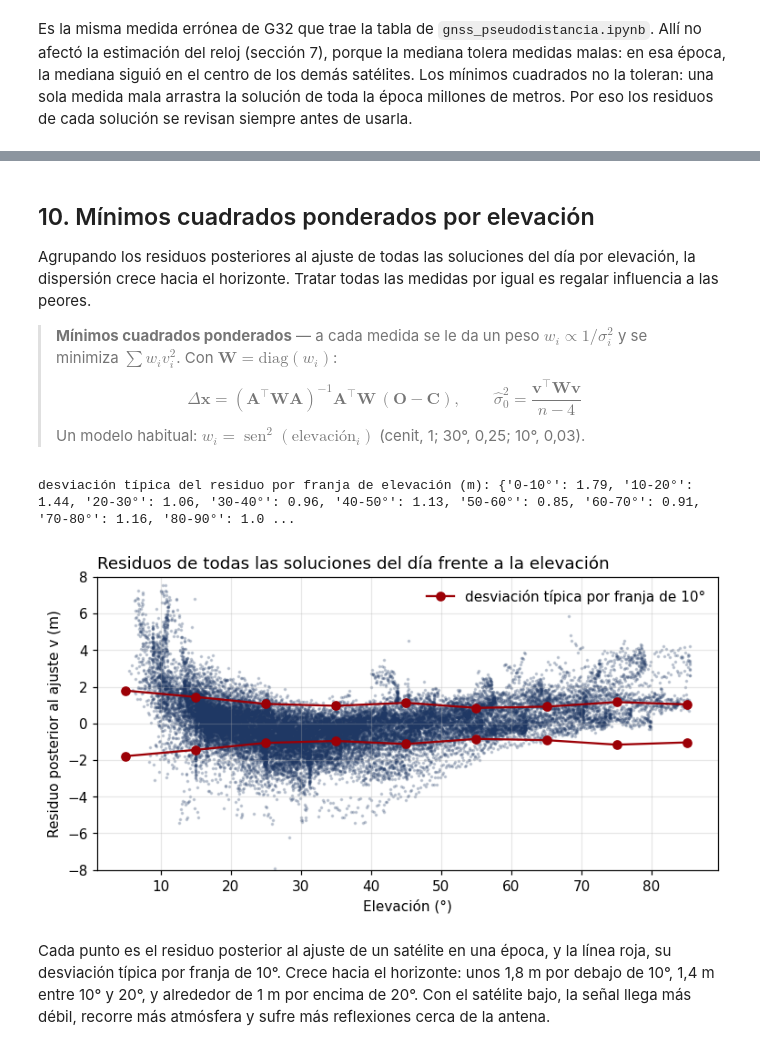
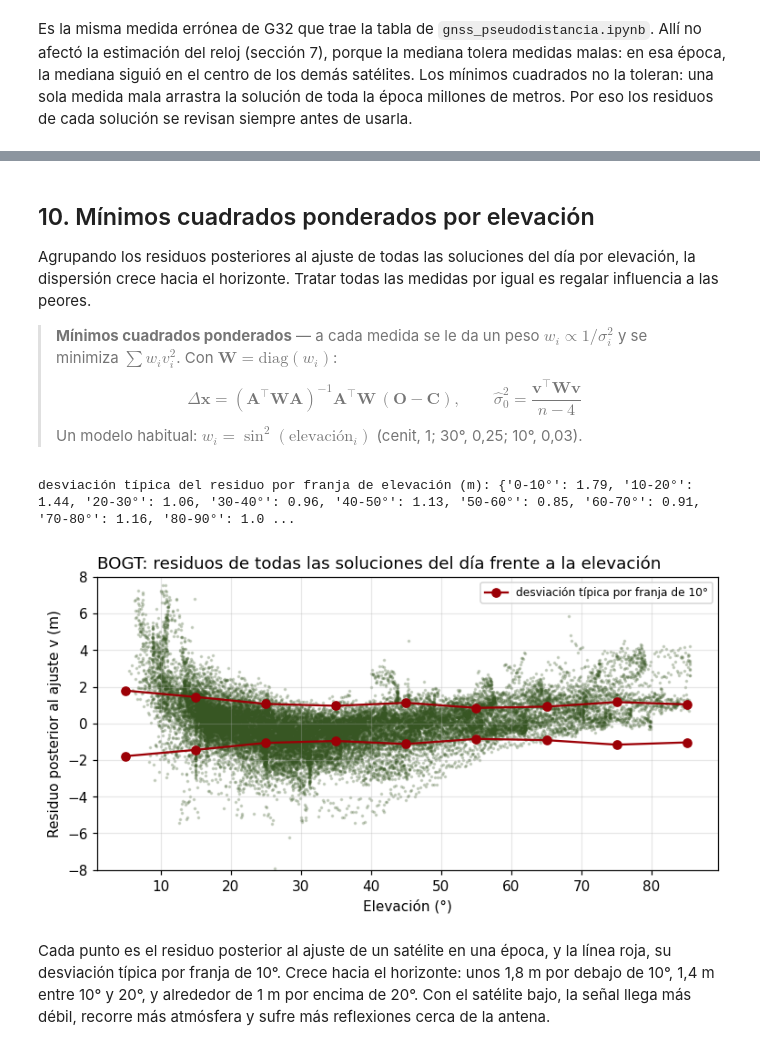
Before and after one commit to jdavidortega/Geographic_Data_Science_with_Python, a Jupyter notebook: Geospatial/gnss_estimacion_posicion.ipynb, the cells around one changed output, grey strips where cells are left out. Cells and saved outputs as stored; diff of their text form; code cells hidden in the pictures.

```diff
--- a/Geospatial/gnss_estimacion_posicion.ipynb
+++ b/Geospatial/gnss_estimacion_posicion.ipynb
@@ -183,8 +200,8 @@ def vectores_unitarios(x, S):
 
 # para ver los números, desde la posición de referencia de BOGT (con c·δt_R = 0)
 e, r = vectores_unitarios(np.r_[rx, 0.0], S)
-k15 = list(ep.sv).index("G15")
-print("e(G15) =", e[k15].round(4), "| longitud =", np.linalg.norm(e[k15]).round(6), "| r0 =", f"{r[k15]:,.3f} m".replace(",", " "))
+k = list(ep.sv).index(SAT)
+print(f"e({SAT}) =", e[k].round(4), "| longitud =", np.linalg.norm(e[k]).round(6), "| r0 =", f"{r[k]:,.3f} m".replace(",", " "))
 # %% [output]
 e(G15) = [ 0.0028 -0.9416  0.3368] | longitud = 1.0 | r0 = 20 354 736.807 m
 # %% [markdown]
@@ -297,13 +314,13 @@ ax.semilogy(hist.iteracion, hist.correccion_m.clip(1e-4), "o-", color=AZUL)
 ax.set_xlabel("Iteración")
 ax.set_ylabel("Corrección de la posición |ΔX| (m, escala log)")
 ax.grid(alpha=0.3, which="both")
-ax.set_title("Gauss-Newton desde el centro de la Tierra: corrección por iteración", loc="left")
+ax.set_title(f"{ESTACION[:4]} · {HORA}: Gauss-Newton desde el centro de la Tierra, corrección por iteración", loc="left")
 
 # ¿depende del punto de partida? tres semillas muy distintas
 semillas = [(np.zeros(3), "centro de la Tierra"),
-            (np.array([1.8e6, -6.15e6, 6.9e5]), "Medellín aproximado"),
-            (-rx, "antípoda de Bogotá")]
+            (rx + np.array([1.5e5, -1.5e5, 2e5]), "un punto a 290 km"),
+            (-rx, "antípoda de la estación")]
 for semilla, nombre in semillas:
     x_s, _, _, _, h_s = resolver(S, P, x0=np.r_[semilla, 0.0])
-    print(f"desde {nombre:<22}: {len(h_s)} iteraciones, misma solución a {np.linalg.norm(x_s[:3] - x[:3]):.4f} m")
+    print(f"desde {nombre:<24}: {len(h_s)} iteraciones, misma solución a {np.linalg.norm(x_s[:3] - x[:3]):.4f} m")
 # %% [output]
@@ -332,7 +349,8 @@ def xyz_a_geodesicas(X, Y, Z, a=6378137.0, f=1/298.257223563):
         lat = np.arctan2(Z, p * (1 - e2 * N / (N + h)))
     return np.degrees(lat), np.degrees(lon), h
 
-la, lo = np.radians(xyz_a_geodesicas(*rx)[:2])
+lat_est, lon_est, h_est = xyz_a_geodesicas(*rx)     # latitud y longitud (grados) y altura elipsoidal (m) de la estación
+la, lo = np.radians([lat_est, lon_est])
 # matriz de rotación de (X, Y, Z) a (Este, Norte, Arriba) en la estación
 Rm = np.array([[-np.sin(lo),              np.cos(lo),              0],
                [-np.sin(la) * np.cos(lo), -np.sin(la) * np.sin(lo), np.cos(la)],
@@ -343,7 +361,7 @@ def enu(x):
     return Rm @ (x[:3] - rx)
 
 E_, N_, U_ = enu(x)
-print(f"error a las 12:00:00: {E_:+.2f} m Este, {N_:+.2f} m Norte, {U_:+.2f} m Arriba | c·δt_R = {x[3]:.2f} m = {x[3]/C*1e9:.0f} ns")
+print(f"error a las {HORA}: {E_:+.2f} m Este, {N_:+.2f} m Norte, {U_:+.2f} m Arriba | c·δt_R = {x[3]:.2f} m = {x[3]/C*1e9:.0f} ns")
 # %% [output]
 error a las 12:00:00: +0.82 m Este, +0.90 m Norte, +11.34 m Arriba | c·δt_R = 13.00 m = 43 ns
 # %% [markdown]
@@ -380,11 +398,14 @@ t
 t
 2026-09-15 15:35:30  5302822.2           15
 # %%
-t_mala = malas.index[0]
-g = D[D.t == t_mala]
-r_geom = np.linalg.norm(g[["xs", "ys", "zs"]].values - rx, axis=1)     # distancia geométrica desde la posición de referencia
-res = g.P1.values + C * g.dts.values - r_geom                          # P1 + c·δtˢ − r: el residuo de gnss_pseudodistancia (sección 7)
-print(pd.DataFrame({"sv": g.sv, "P1 (km)": g.P1 / 1e3, "P1 + c·δtˢ − r (km)": res / 1e3}).round(1).to_string(index=False))
-print("\nUna pseudodistancia de 5 353 km es imposible (los satélites GPS están entre 20 000 y 26 000 km): esa época se descarta.")
+for t_mala in malas.index:
+    g = D[D.t == t_mala]
+    r_geom = np.linalg.norm(g[["xs", "ys", "zs"]].values - rx, axis=1)     # distancia geométrica desde la posición de referencia
+    res = g.P1.values + C * g.dts.values - r_geom                          # P1 + c·δtˢ − r: el residuo de gnss_pseudodistancia (sección 7)
+    print(t_mala)
+    print(pd.DataFrame({"sv": g.sv, "P1 (km)": g.P1 / 1e3, "P1 + c·δtˢ − r (km)": res / 1e3}).round(1).to_string(index=False))
+    for _, m in g[(g.P1 < 1.9e7) | (g.P1 > 2.7e7)].iterrows():              # fuera del rango posible para un satélite GPS
+        print(f"\n{m.sv}: una pseudodistancia de {m.P1/1e3:,.0f} km es imposible (los satélites GPS están entre 20 000 y 26 000 km): esa época se descarta.".replace(",", " "))
+epocas_malas = set(malas.index)                   # se excluyen también en las secciones 10 y 12
 sol = sol[sol.sigma0 <= 100]
 # %% [output]
@@ -447,37 +471,37 @@ Agrupando los residuos posteriores al ajuste de todas las soluciones del día po
 
 > **Mínimos cuadrados ponderados** — a cada medida se le da un peso $w_i \propto 1/\sigma_i^2$ y se minimiza $\sum w_i v_i^2$. Con $\mathbf{W} = \mathrm{diag}(w_i)$:
 > $$\Delta\mathbf{x} = (\mathbf{A}^{\top}\mathbf{W}\mathbf{A})^{-1}\mathbf{A}^{\top}\mathbf{W}\,(\mathbf{O} - \mathbf{C}), \qquad \hat\sigma_0^2 = \frac{\mathbf{v}^{\top}\mathbf{W}\mathbf{v}}{n-4}$$
-> Un modelo habitual: $w_i = \operatorname{sen}^2(\text{elevación}_i)$ (cenit, 1; 30°, 0,25; 10°, 0,03).
+> Un modelo habitual: $w_i = \sin^2(\text{elevación}_i)$ (cenit, 1; 30°, 0,25; 10°, 0,03).
 # %%
 res_el = []                                        # pares (elevación, residuo posterior al ajuste) de todas las soluciones del día
 for t, g in D.groupby("t"):
-    if len(g) < 5 or t == t_mala:
+    if len(g) < 5 or t in epocas_malas:            # con 4 satélites la solución es exacta y los residuos valen cero
         continue
     S_ = g[["xs", "ys", "zs"]].values
     P_ = g.P1.values + C * g.dts.values
     x_, A_, v_, Q_, h_ = resolver(S_, P_)
     res_el += list(zip(g.el.values, v_))
 res_el = np.array(res_el)
 
 # desviación típica de los residuos por franja de 10° de elevación
 bins = np.arange(0, 91, 10)
 franja = np.digitize(res_el[:, 0], bins)
 sd = [res_el[franja == i, 1].std() if (franja == i).sum() > 20 else np.nan for i in range(1, len(bins))]
 
 fig, ax = plt.subplots(figsize=(8, 3.8))
-ax.scatter(res_el[:, 0], res_el[:, 1], s=2, color=AZUL, alpha=0.2)
+ax.scatter(res_el[:, 0], res_el[:, 1], s=2, color=VERDE, alpha=0.2)
 ax.plot(bins[:-1] + 5, sd, "o-", color=ROJO, label="desviación típica por franja de 10°")
 ax.plot(bins[:-1] + 5, -np.array(sd), "o-", color=ROJO)
 ax.set_ylim(-8, 8)
 ax.set_xlabel("Elevación (°)")
 ax.set_ylabel("Residuo posterior al ajuste v (m)")
-ax.set_title("Residuos de todas las soluciones del día frente a la elevación", loc="left")
-ax.legend(frameon=False)
+ax.set_title(f"{ESTACION[:4]}: residuos de todas las soluciones del día frente a la elevación", loc="left")
+ax.legend(fontsize=8)
 ax.grid(alpha=0.3)
 print("desviación típica del residuo por franja de elevación (m):", {f"{b}-{b+10}°": round(float(s), 2) for b, s in zip(bins[:-1], sd)});
 # %% [output]
 desviación típica del residuo por franja de elevación (m): {'0-10°': 1.79, '10-20°': 1.44, '20-30°': 1.06, '30-40°': 0.96, '40-50°': 1.13, '50-60°': 0.85, '60-70°': 0.91, '70-80°': 1.16, '80-90°': 1.0 ...
-[figure, old version]
+[figure, new version]
 # %% [markdown]
 Cada punto es el residuo posterior al ajuste de un satélite en una época, y la línea roja, su desviación típica por franja de 10°. Crece hacia el horizonte: unos 1,8 m por debajo de 10°, 1,4 m entre 10° y 20°, y alrededor de 1 m por encima de 20°. Con el satélite bajo, la señal llega más débil, recorre más atmósfera y sufre más reflexiones cerca de la antena.
 # %%
```
Also changed, not shown: parts of 19 cells of this notebook, 1 other file.
